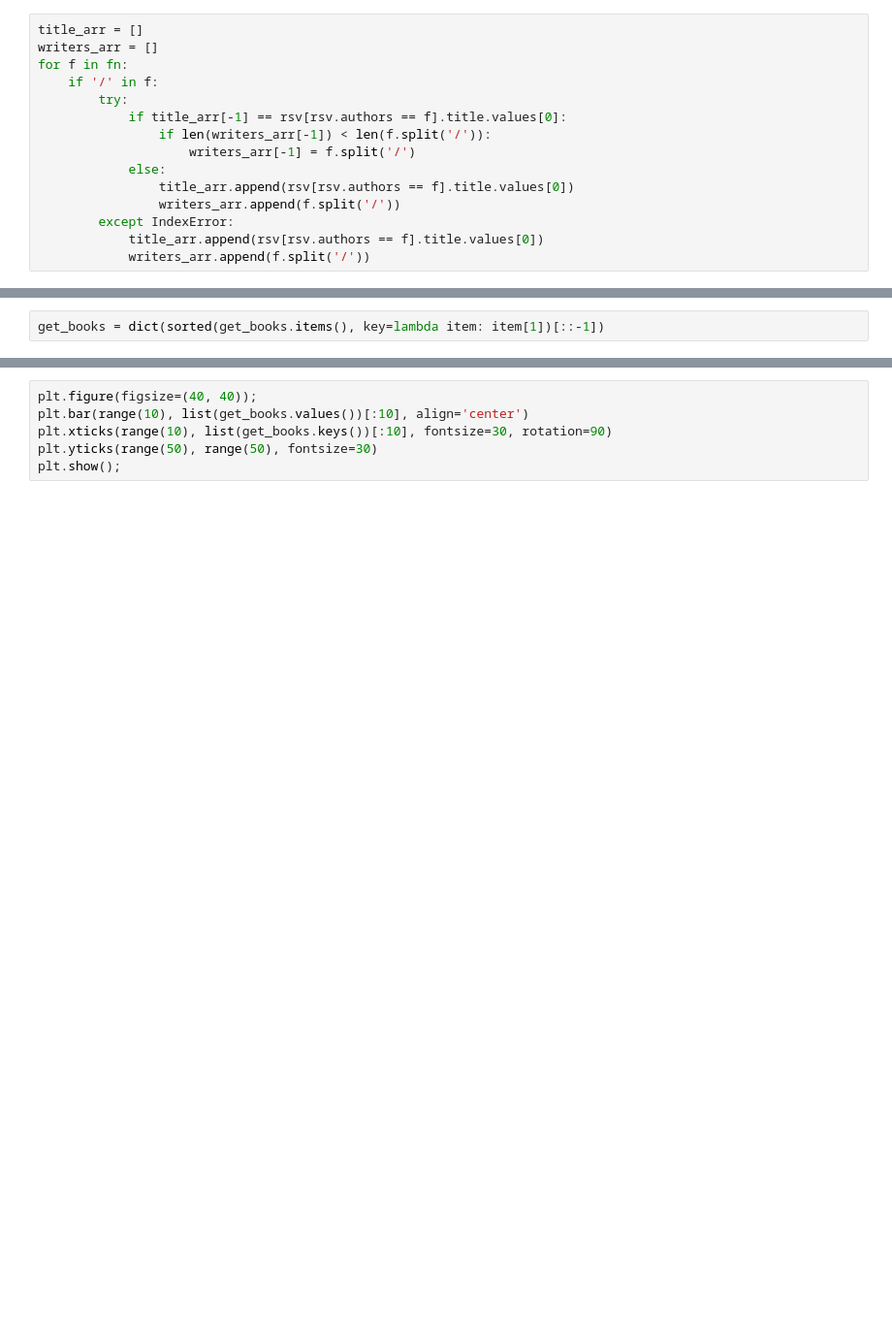
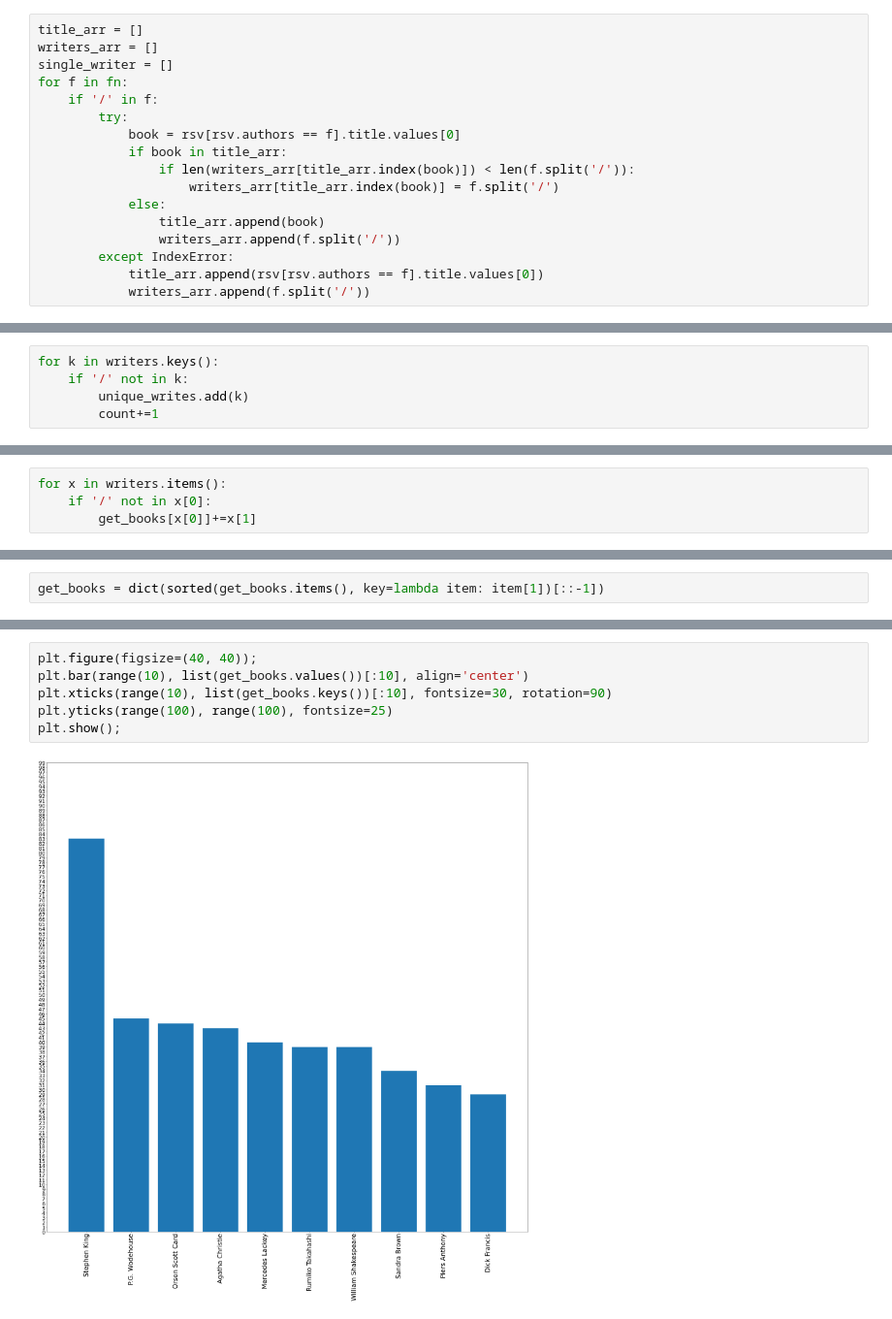
Before and after one commit to Darknez07/Goodread-books-analysis, a Jupyter notebook: books-and-reccomendation.ipynb, the cells around one changed output, grey strips where cells are left out. Shown: that part at 97% size. Saved outputs shown, nothing was run; the diff lists cells and outputs as text; blank space fills up the shorter version.

```diff
--- a/books-and-reccomendation.ipynb
+++ b/books-and-reccomendation.ipynb
@@ -42,14 +66,16 @@ plt.show();
 # %%
 title_arr = []
 writers_arr = []
+single_writer = []
 for f in fn:
     if '/' in f:
         try:
-            if title_arr[-1] == rsv[rsv.authors == f].title.values[0]:
-                if len(writers_arr[-1]) < len(f.split('/')):
-                    writers_arr[-1] = f.split('/')
+            book = rsv[rsv.authors == f].title.values[0]
+            if book in title_arr:
+                if len(writers_arr[title_arr.index(book)]) < len(f.split('/')):
+                    writers_arr[title_arr.index(book)] = f.split('/')
             else:
-                title_arr.append(rsv[rsv.authors == f].title.values[0])
+                title_arr.append(book)
                 writers_arr.append(f.split('/'))
         except IndexError:
             title_arr.append(rsv[rsv.authors == f].title.values[0])
@@ -64,5 +102,10 @@ for x,y  in zip(title_arr, writers_arr):
     for z in y:
         unique_writes.add(z)
         count+=1
+# %%
+for k in writers.keys():
+    if '/' not in k:
+        unique_writes.add(k)
+        count+=1
 # %%
 len(unique_writes)
@@ -74,3 +121,7 @@ get_books = dict.fromkeys(unique_writes, 0)
 for x,y in zip(title_arr, writers_arr):
     for z in y:
         get_books[z]+=1
+# %%
+for x in writers.items():
+    if '/' not in x[0]:
+        get_books[x[0]]+=x[1]
@@ -81,6 +187,8 @@ get_books = dict(sorted(get_books.items(), key=lambda item: item[1])[::-1])
 # %%
 plt.figure(figsize=(40, 40));
 plt.bar(range(10), list(get_books.values())[:10], align='center')
 plt.xticks(range(10), list(get_books.keys())[:10], fontsize=30, rotation=90)
-plt.yticks(range(50), range(50), fontsize=30)
+plt.yticks(range(100), range(100), fontsize=25)
 plt.show();
+# %% [output]
+[figure, added]
```
Also changed, not shown: parts of 40 cells of this notebook.
